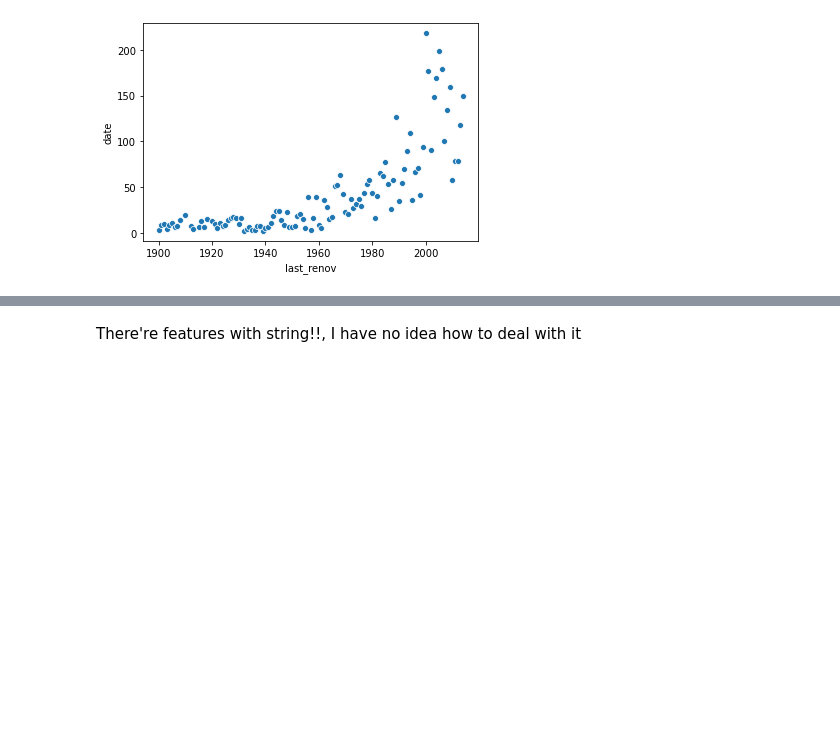
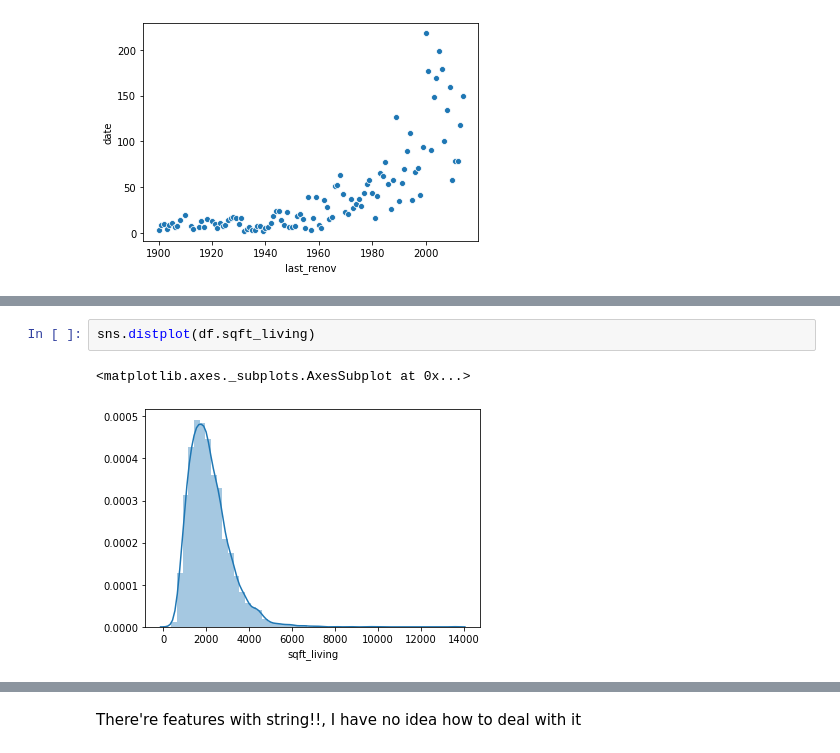
Before and after one commit to CodeSigma/Learn-Data-Science, a Jupyter notebook: house-pricing.ipynb, the cells around one changed output, grey strips where cells are left out. Drawn from its saved outputs; the diff is of its cells as text; blank space fills up the shorter version.

```diff
--- a/house-pricing.ipynb
+++ b/house-pricing.ipynb
@@ -171,0 +262,5 @@ sns.scatterplot(x=idx, y ='date', data= df.groupby("last_renov").count())
+# %%
+sns.distplot(df.sqft_living)
+# %% [output]
+<matplotlib.axes._subplots.AxesSubplot at 0x...>
+[figure, added]
```
Also changed, not shown: parts of 38 cells of this notebook.
